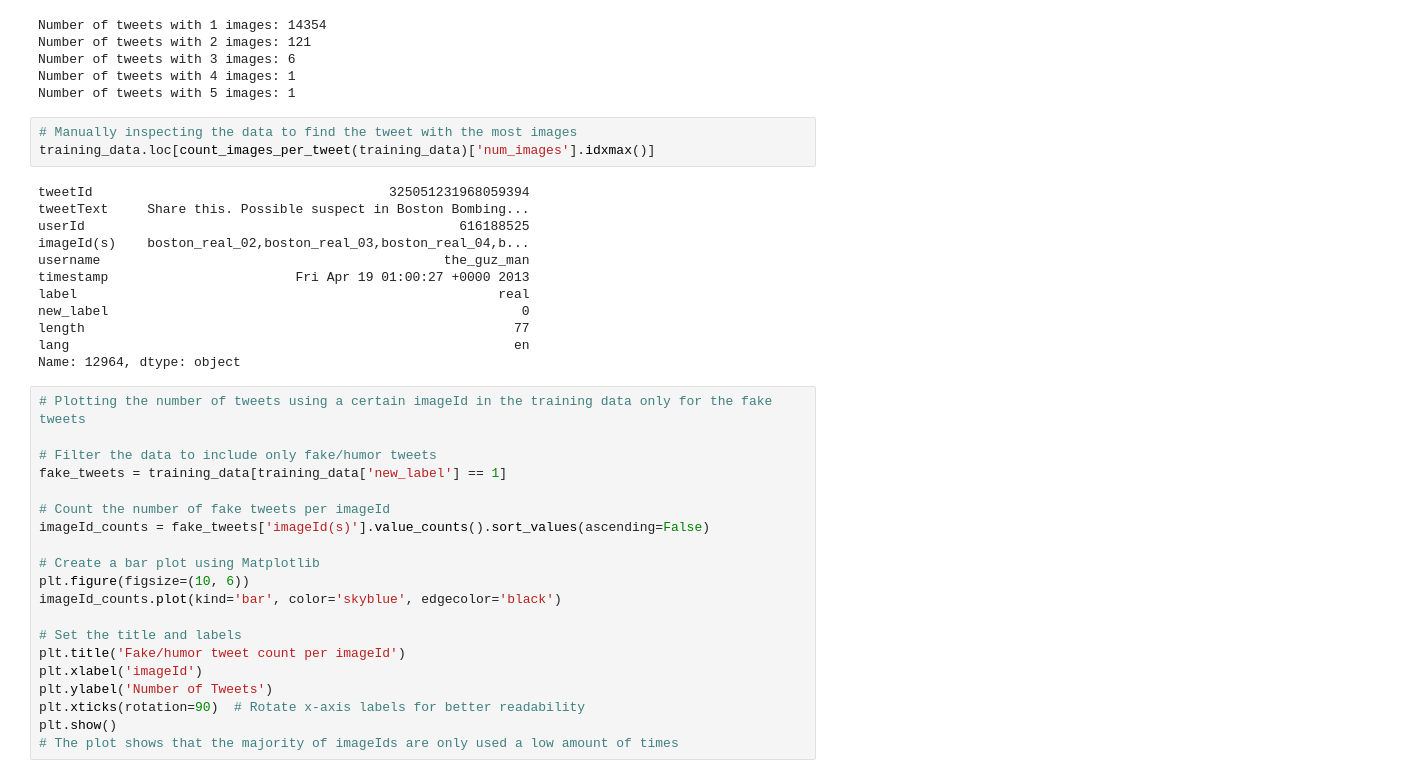
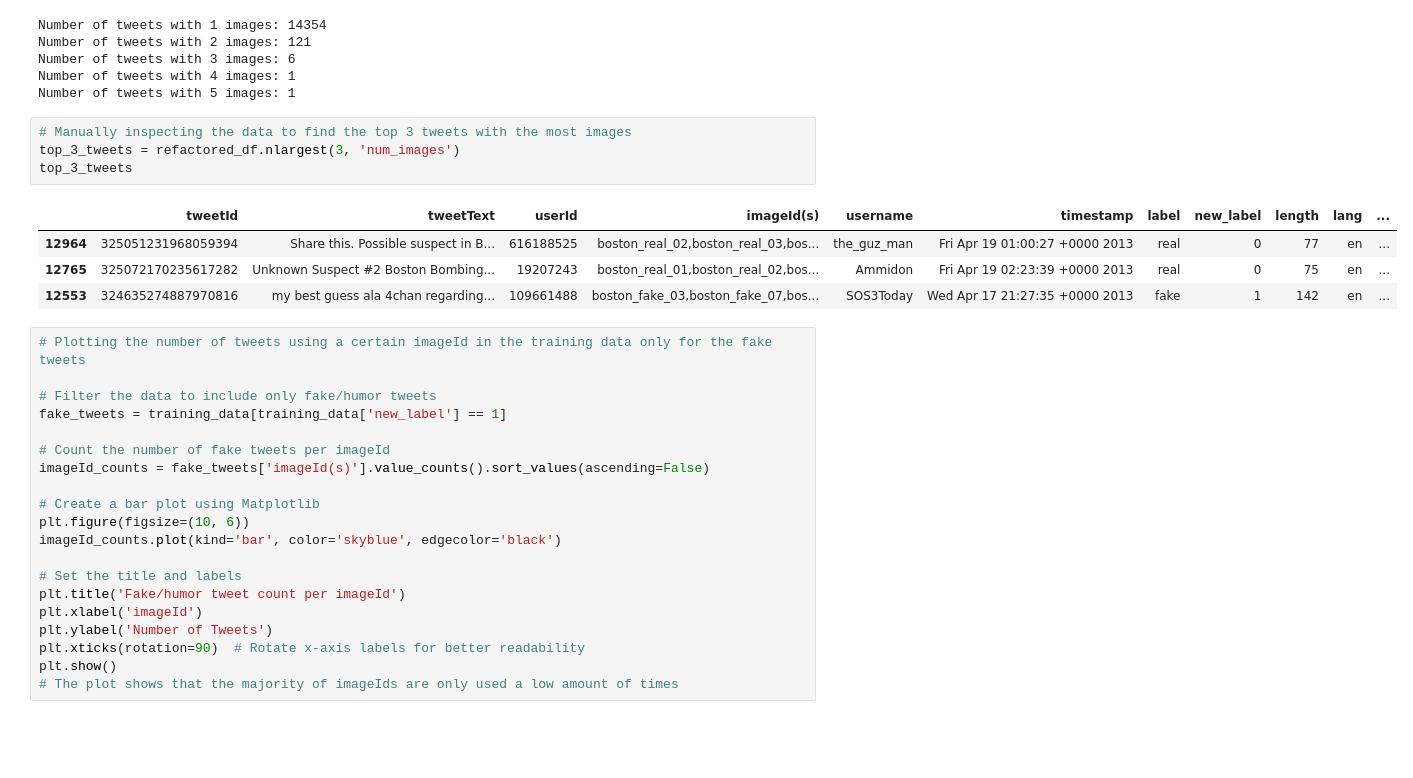
Before and after one commit to JTidbury2/FalseTweetClassifier, a Jupyter notebook: Source_code.ipynb, the cells around one changed output. Saved outputs shown, nothing was run; the diff lists cells and outputs as text; blank space fills up the shorter version.

```diff
--- a/Source_code.ipynb
+++ b/Source_code.ipynb
@@ -737,20 +735,14 @@ Number of tweets with 3 images: 6
 Number of tweets with 4 images: 1
 Number of tweets with 5 images: 1
 # %%
-# Manually inspecting the data to find the tweet with the most images
-training_data.loc[count_images_per_tweet(training_data)['num_images'].idxmax()]
+# Manually inspecting the data to find the top 3 tweets with the most images
+top_3_tweets = refactored_df.nlargest(3, 'num_images')
+top_3_tweets
 # %% [output]
-tweetId                                      325051231968059394
-tweetText     Share this. Possible suspect in Boston Bombing...
-userId                                                616188525
-imageId(s)    boston_real_02,boston_real_03,boston_real_04,b...
-username                                            the_guz_man
-timestamp                        Fri Apr 19 01:00:27 +0000 2013
-label                                                      real
-new_label                                                     0
-length                                                       77
-lang                                                         en
-Name: 12964, dtype: object
+|  | tweetId | tweetText | userId | imageId(s) | username | timestamp | label | new_label | length | lang | ... |
+| 12964 | 325051231968059394 | Share this. Possible suspect in B... | 616188525 | boston_real_02,boston_real_03,bos... | the_guz_man | Fri Apr 19 01:00:27 +0000 2013 | real | 0 | 77 | en | ... |
+| 12765 | 325072170235617282 | Unknown Suspect #2 Boston Bombing... | 19207243 | boston_real_01,boston_real_02,bos... | Ammidon | Fri Apr 19 02:23:39 +0000 2013 | real | 0 | 75 | en | ... |
+| 12553 | 324635274887970816 | my best guess ala 4chan regarding... | 109661488 | boston_fake_03,boston_fake_07,bos... | SOS3Today | Wed Apr 17 21:27:35 +0000 2013 | fake | 1 | 142 | en | ... |
 # %%
 # Plotting the number of tweets using a certain imageId in the training data only for the fake tweets
 
```
Also changed, not shown: parts of 20 cells of this notebook.
